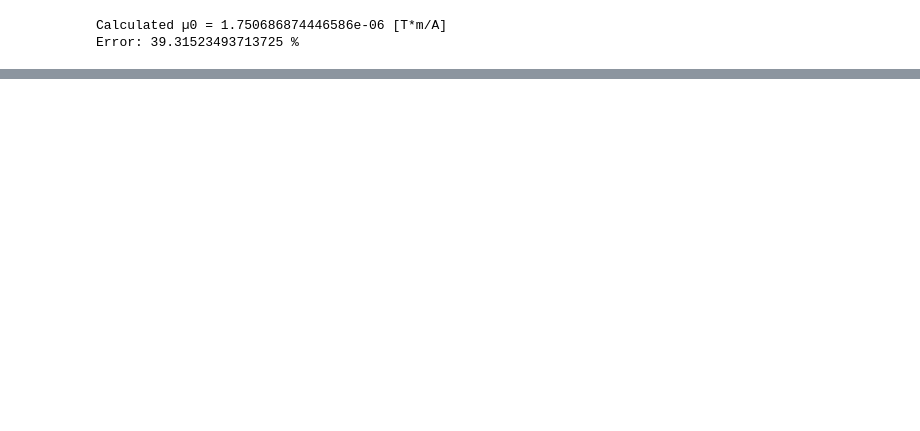
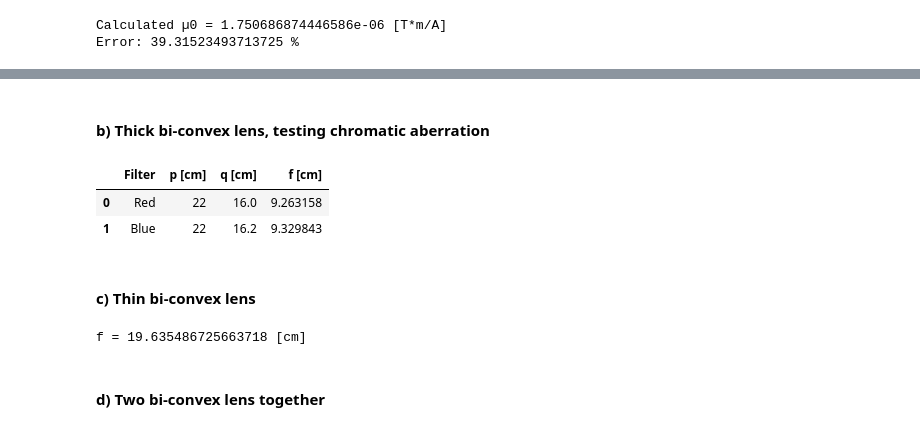
Before and after one commit to wbroem/Phys224, a Jupyter notebook: Lab_Analyses.ipynb, the cells around one changed output, grey strips where cells are left out. Saved outputs shown, nothing was run; the diff lists cells and outputs as text; code cells hidden in the pictures; blank space fills up the shorter version.

```diff
--- a/Lab_Analyses.ipynb
+++ b/Lab_Analyses.ipynb
@@ -254,0 +279,25 @@ Error: 39.31523493713725 %
+# %% [markdown]
+#### b) Thick bi-convex lens, testing chromatic aberration
+# %%
+p2 = np.array([22, 22]) # [cm]
+q2 = np.array([16,16.2]) # [cm]
+filters = np.array(['Red', 'Blue'])
+f2 = ((1/q2) + (1/p2))**-1
+
+table2 = pd.DataFrame({'Filter': filters, 'p [cm]': p2, 'q [cm]': q2, 'f [cm]': f2})
+table2
+# %% [output]
+|  | Filter | p [cm] | q [cm] | f [cm] |
+| 0 | Red | 22 | 16.0 | 9.263158 |
+| 1 | Blue | 22 | 16.2 | 9.329843 |
+# %% [markdown]
+#### c) Thin bi-convex lens
+# %%
+p3 = 87.7
+q3 = 25.3
+f3 = ((1/q3) + (1/p3))**-1
+print(f'f = {f3} [cm]')
+# %% [output]
+f = 19.635486725663718 [cm]
+# %% [markdown]
+#### d) Two bi-convex lens together
```
Also changed, not shown: parts of 20 cells of this notebook.
